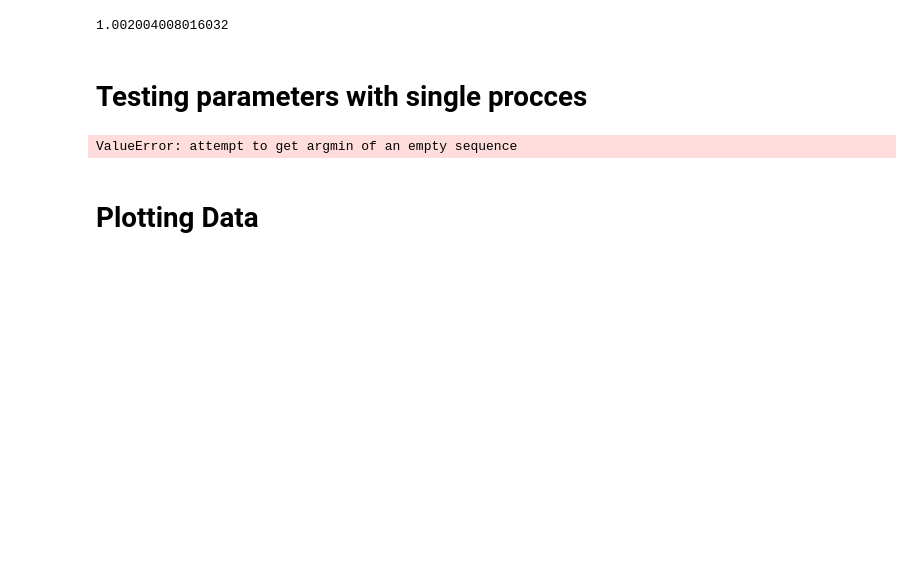
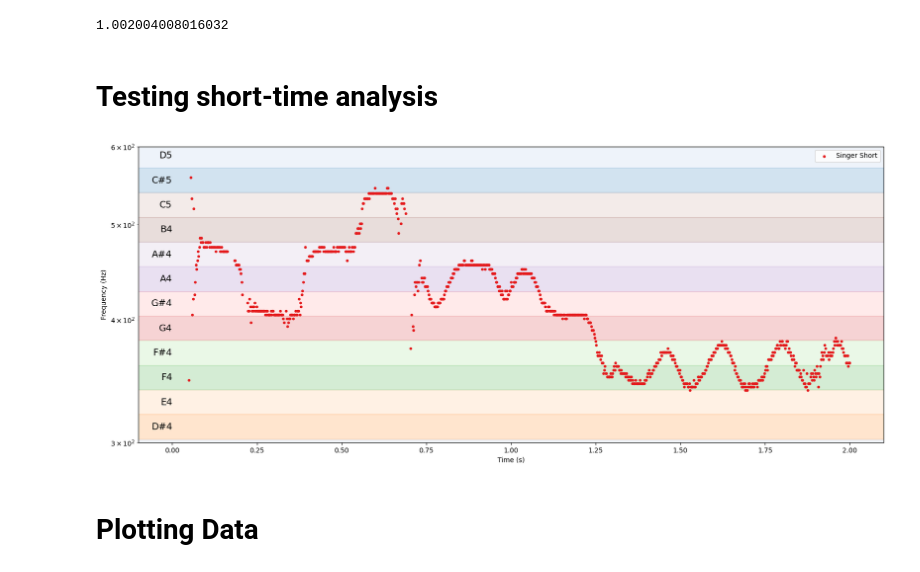
Before and after one commit to PabloSML/Pitch-Tracking, a Jupyter notebook: Notebooks/yin.ipynb, the cells around one changed output. Drawn from its saved outputs; the diff is of its cells as text; code cells hidden in the pictures; blank space fills up the shorter version.

```diff
--- a/Notebooks/yin.ipynb
+++ b/Notebooks/yin.ipynb
@@ -76,18 +72,6 @@ def augmented_detect_pitch_CMNDF(f, W, t, sample_rate, bounds, thresh=0.1):  # A
     if sample is None:
         sample = np.argmin(CMNDF_vals) + bounds[0]
     return sample_rate / (sample + 1)
-
-def short_time_detect_pitch(frame, W, t, sample_rate, bounds, thresh=0.1):
-    CMNDF_vals = [CMNDF(frame, W, t, i) for i in range(*bounds)]
-    sample = None
-    for i, val in enumerate(CMNDF_vals):
-        if val < thresh:
-            sample = i + bounds[0]
-            break
-    if sample is None:
-        sample = np.argmin(CMNDF_vals) + bounds[0]
-
-    return sample_rate / sample
 # %%
 # Numpy array of all note frequencies from C0 to B8
 noteFrequencies = np.array([16.35,  17.32,  18.35,  19.45,  20.60,  21.83,  23.12,  24.50,  25.96,  27.50,  29.14,  30.87,
@@ -240,5 +225,5 @@ for i in tqdm(range (data.shape[0] // (windows_size+3))):
     pitches.append(augmented_detect_pitch_CMNDF(data, windows_size, i * windows_size, sample_rate, bounds))
 
 flymesPitches = PitchData(name='Fly Me 2', sampleRate=sample_rate, srcLen=data.shape[0], pitches=np.array(pitches))
-# %% [markdown]
-# Testing parameters with single procces
+# %% [markdown]
+# Testing short-time analysis
@@ -245,22 +271,27 @@ flymesPitches = PitchData(name='Fly Me 2', sampleRate=sample_rate, srcLen=data.s
+# %%
+sample_rate, data = wavfile.read(f'audios\singer.wav')
+data = data.astype(np.float64)
+windows_size = int(5 / 2000 * 44100)
+bounds = [ 20 , 2000 ]
+
+pitches = []
+
+for i in tqdm(range (data.shape[0] // (windows_size+3))):
+    pitches.append(short_time_detect_pitch(f=data, W=windows_size, t=i*windows_size, sample_rate=sample_rate, bounds=bounds))
+
+singerShortPitches = PitchData(name='Singer Short', sampleRate=sample_rate, srcLen=data.shape[0], pitches=np.array(pitches))
 # %%
-sample_rate, data = wavfile.read(f'audios\singer.wav')
-data = data.astype(np.float64)
-max_lag = int(25/1000) * sample_rate
-windows_size = max_lag # 25ms
-bounds = [ 20, max_lag ]
+# max_lag = int(25/1000) * sample_rate
+# windows_size = max_lag # 25ms
+# bounds = [ 20, max_lag ]
 
-pitches = []
-
-for i in tqdm(range (data.shape[0] // (windows_size+3))):
-    t = i * windows_size
-    pitches.append(short_time_detect_pitch(data[t : t + windows_size + max_lag], windows_size, i * windows_size, sample_rate, bounds))
-
-singerMemoPitches = PitchData(name='Singer Memo', sampleRate=sample_rate, srcLen=data.shape[0], pitches=np.array(pitches))
+# for i in tqdm(range (data.shape[0] // (windows_size+3))):
+#     t = i * windows_size
+#     pitches.append(short_time_detect_pitch(data[t : t + windows_size + max_lag], windows_size, i * windows_size, sample_rate, bounds))
-# %% [output]
-ValueError: attempt to get argmin of an empty sequence
 # %%
-plot_pitches(fmin=2000, fmax=2200, dataObjects=[singerMemoPitches])
-print(singerMemoPitches.pitches)
+plot_pitches(fmin=300, fmax=600, dataObjects=[singerShortPitches])
+# %% [output]
+[figure, added]
 # %% [markdown]
 # Plotting Data
 # %%
```
Also changed, not shown: parts of 5 cells of this notebook.
